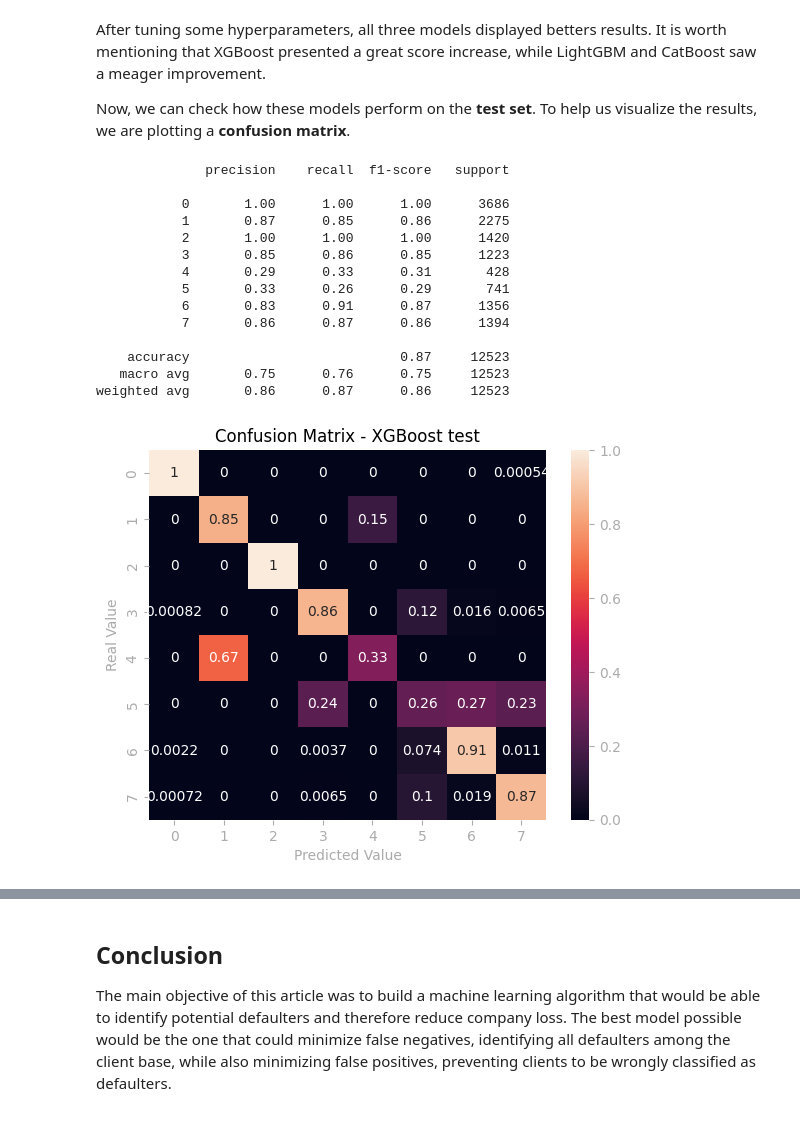
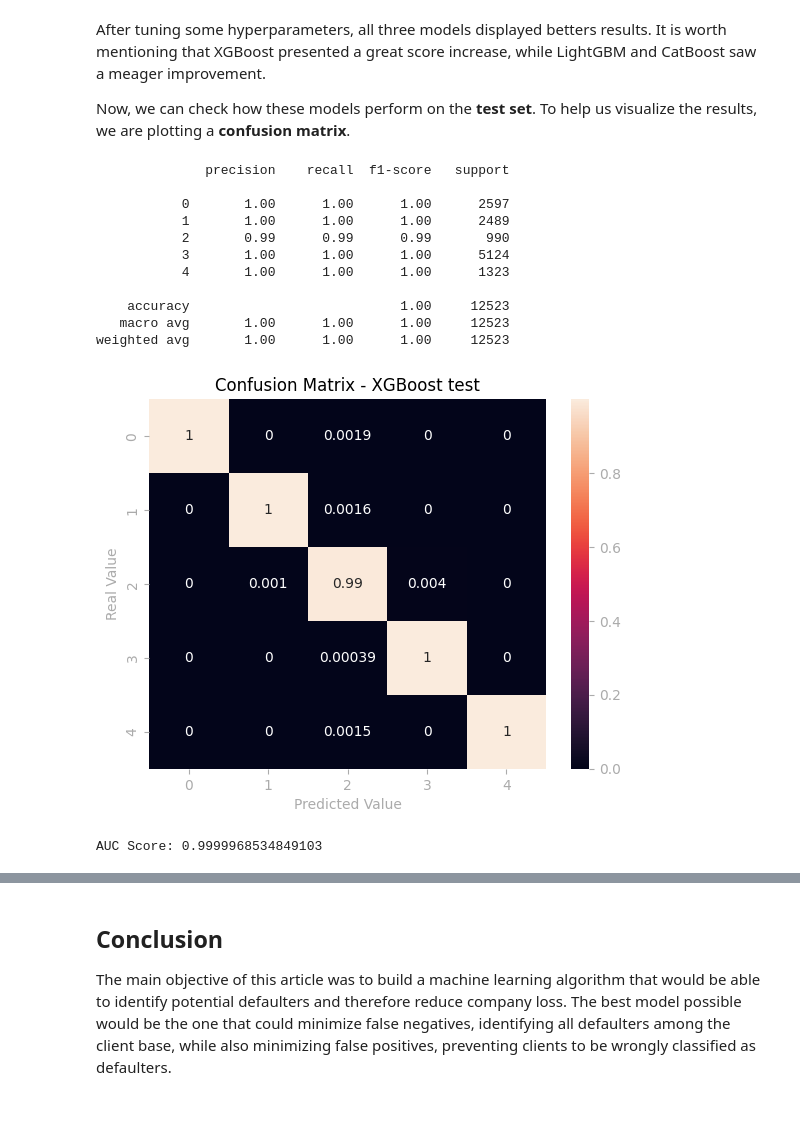
Before and after one commit to Thilanka1999/RiskModels, a Jupyter notebook: BrasilOne/Credit_Risk_Analysis.ipynb, the cells around one changed output, grey strips where cells are left out. Saved outputs shown, nothing was run; the diff lists cells and outputs as text; code cells hidden in the pictures.

```diff
--- a/BrasilOne/Credit_Risk_Analysis.ipynb
+++ b/BrasilOne/Credit_Risk_Analysis.ipynb
@@ -598,7 +741,7 @@ After encoding the categorical variables, let's start working on the machine lea
 from sklearn.cluster import KMeans
 
 # Perform K-Means clustering on normalized data
-kmeans = KMeans(n_clusters=8, random_state=42)
+kmeans = KMeans(n_clusters=5, random_state=42)
 clusters = kmeans.fit_predict(X_processed)
 
 # Add cluster labels to the original dataset
@@ -872,17 +1012,26 @@ Now, we can check how these models perform on the **test set**. To help us visua
 # %%
 # final XGBoost model
 xgb = XGBClassifier(
-    max_depth=8,
-    learning_rate=0.05,
-    n_estimators=200,
+    max_depth=5,
+    learning_rate=0.01,
+    n_estimators=100,
     gamma=1,
-    min_child_weight=5,
+    min_child_weight=6,
     # subsample=0.8,
     # colsample_bytree=0.8,
     # reg_lambda=1,
     # reg_alpha=0.1
-    objective='multi:softmax',
 )
+
+from sklearn.ensemble import RandomForestClassifier, AdaBoostClassifier
+# xgb = RandomForestClassifier(
+#     n_estimators=200,  # Number of trees in the forest
+#     max_depth=8,        # Maximum depth of the trees
+#     #... other hyperparameters (e.g., min_samples_split, min_samples_leaf, etc.)...
+#     random_state=42,     # For reproducibility
+# )
+
+# xgb = AdaBoostClassifier(n_estimators=100, learning_rate=0.01, algorithm='SAMME', random_state=42)  # Adjust parameters
 
 xgb.fit(X_train_rus, y_train_rus)
 # prediction
@@ -903,56 +1052,47 @@ ax.set_ylabel('Real Value')
 plt.show()
 
 
-# auc_score = roc_auc_score(y_test, y_pred_xgb, multi_class='ovr')
-# print("AUC Score:", auc_score)
+
 
 
 from sklearn.preprocessing import label_binarize
 y_pred_xgb = xgb.predict_proba(X_test_xgb)
 n_classes = len(np.unique(y_test))
 y_test_binarized = label_binarize(y_test, classes=np.arange(n_classes))
 
-
-if y_pred_xgb.shape != (y_test_binarized.shape[0], n_classes):
-    print("Shape of y_test_binarized:", y_test_binarized.shape)
-    print("Shape of y_pred_xgb:", y_pred_xgb.shape)
-    raise ValueError("Shape mismatch: y_pred_xgb must have shape (n_samples, n_classes).  Did you use predict_proba?")
-    # Or, if you want to handle the mismatch more gracefully:
-    # print("Warning: Shape mismatch. Check your model's predict_proba output.")
-    # return
+auc_score = roc_auc_score(y_test_binarized, y_pred_xgb)
+print("AUC Score:", auc_score)
 
 # Plot ROC curve for each class
 fpr = dict()
 tpr = dict()
 roc_auc = dict()
 for i in range(n_classes):
     fpr[i], tpr[i], _ = roc_curve(y_test_binarized[:, i], y_pred_xgb[:, i])
     roc_auc[i] = roc_auc_score(y_test_binarized[:, i], y_pred_xgb[:, i])
 
 # Plot ROC curves
 plt.figure(figsize=(8, 6))
 for i in range(n_classes):
     plt.plot(fpr[i], tpr[i], label=f'Class {i} (AUC = {roc_auc[i]:.2f})')
 
 plt.plot([0, 1], [0, 1], linestyle='--', color='gray', label='Random Guess')
 plt.xlabel('False Positive Rate (FPR)')
 plt.ylabel('True Positive Rate (TPR)')
 plt.title('ROC Curve - XGBoost (Multiclass)')
 plt.legend()
 plt.show()
 # %% [output]
               precision    recall  f1-score   support
 
-           0       1.00      1.00      1.00      3686
-           1       0.87      0.85      0.86      2275
-           2       1.00      1.00      1.00      1420
-           3       0.85      0.86      0.85      1223
-           4       0.29      0.33      0.31       428
-           5       0.33      0.26      0.29       741
-           6       0.83      0.91      0.87      1356
-           7       0.86      0.87      0.86      1394
+           0       1.00      1.00      1.00      2597
+           1       1.00      1.00      1.00      2489
+           2       0.99      0.99      0.99       990
+           3       1.00      1.00      1.00      5124
+           4       1.00      1.00      1.00      1323
 
-    accuracy                           0.87     12523
-   macro avg       0.75      0.76      0.75     12523
-weighted avg       0.86      0.87      0.86     12523
+    accuracy                           1.00     12523
+   macro avg       1.00      1.00      1.00     12523
+weighted avg       1.00      1.00      1.00     12523
-[figure, old version]
+[figure, new version]
+AUC Score: 0.9999968534849103
```
Also changed, not shown: parts of 17 cells of this notebook.
